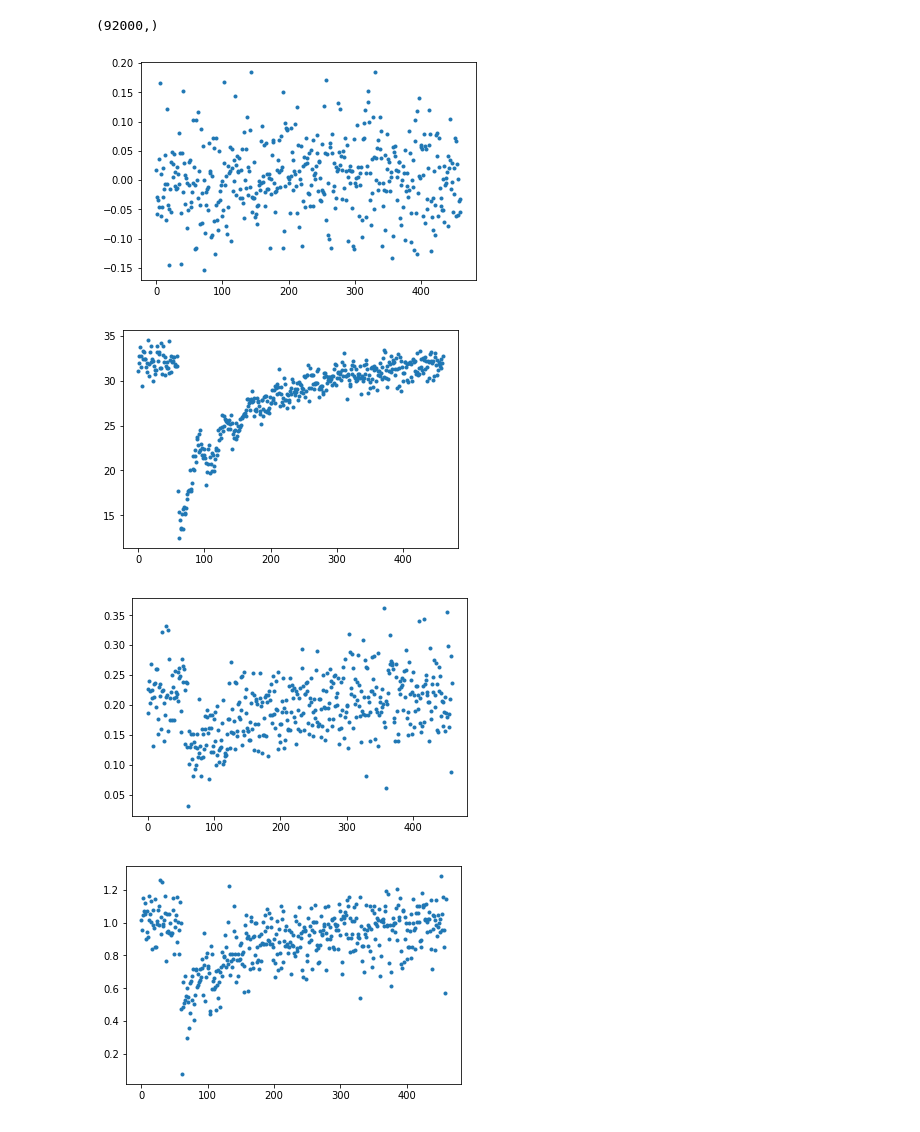
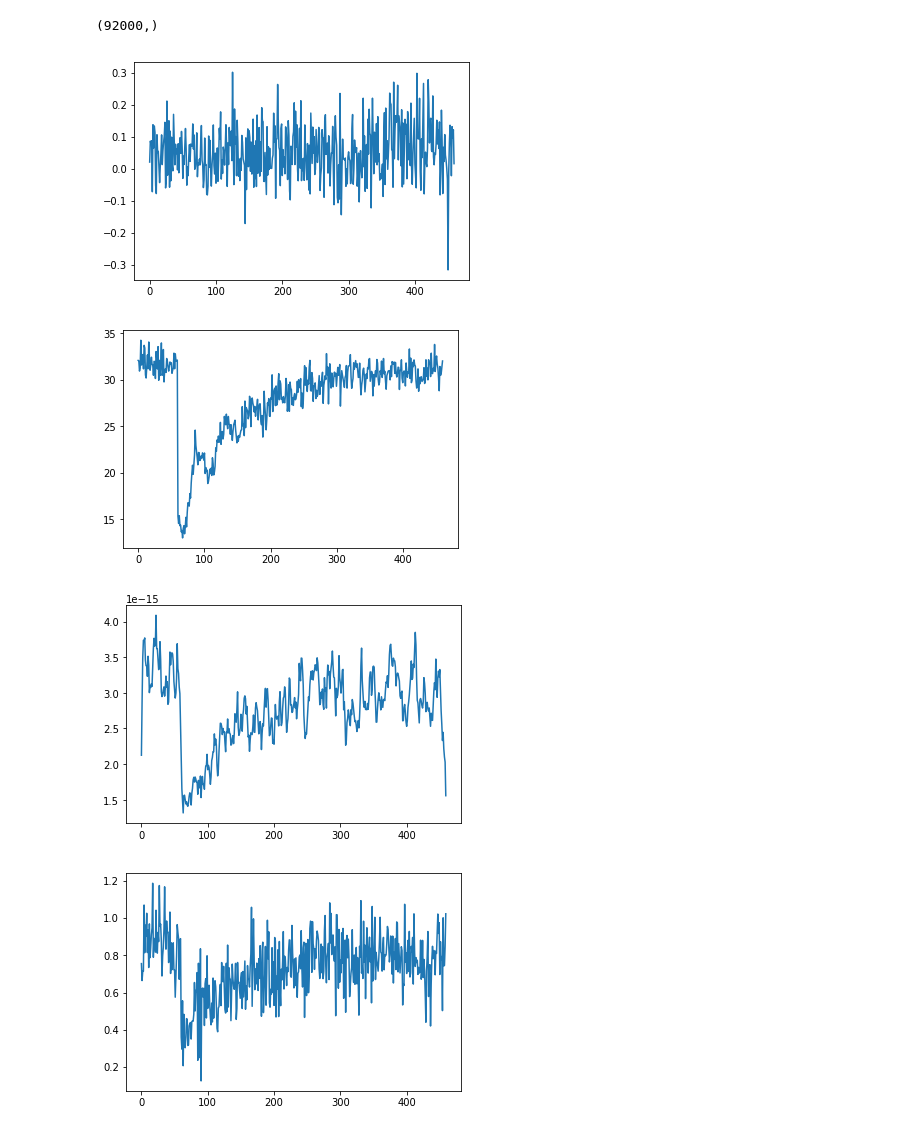
Before and after one commit to sioan/softXRayDataAndControls, a Jupyter notebook: experimentSpecificFiles/sxri0414/pump_probe_sim_matrix.ipynb, the cells around one changed output. Drawn from its saved outputs; the diff is of its cells as text; code cells hidden in the pictures.

```diff
--- a/experimentSpecificFiles/sxri0414/pump_probe_sim_matrix.ipynb
+++ b/experimentSpecificFiles/sxri0414/pump_probe_sim_matrix.ipynb
@@ -112,13 +112,35 @@ ridge_matrix = np.zeros([big_X.shape[1],big_X.shape[1]])
 #ridge_matrix           = np.zeros([1840])
 #ridge_matrix[:3]       = np.array([1,-2,1])
 #ridge_matrix           = scipy.linalg.toeplitz(ridge_matrix)[1:,:-1]
+regularization_0 = 0
+regularization_1 = 0
+regularization_2 = 1e9
+regularization_3 = 0
+for i,j in itertools.combinations_with_replacement(range(0,ridge_matrix.shape[0],4),2):
+    if(i==j):
+        ridge_matrix[i,j]=-2*regularization_0
+    elif(i==j-4 ):
+        ridge_matrix[i,j]=1*regularization_0
+
 for i,j in itertools.combinations_with_replacement(range(2,ridge_matrix.shape[0],4),2):
     if(i==j):
-        ridge_matrix[i,j]=-2
-    elif(i==j-4):
-        ridge_matrix[i,j]=1
+        ridge_matrix[i,j]=-2*regularization_2
+    elif(i==j-4 ):
+        ridge_matrix[i,j]=1*regularization_2
 
-ridge_matrix=1e-9*ridge_matrix
+for i,j in itertools.combinations_with_replacement(range(1,ridge_matrix.shape[0],4),2):
+    if(i==j):
+        ridge_matrix[i,j]=-2*regularization_1
+    elif(i==j-4 ):
+        ridge_matrix[i,j]=1*regularization_1
+
+for i,j in itertools.combinations_with_replacement(range(3,ridge_matrix.shape[0],4),2):
+    if(i==j):
+        ridge_matrix[i,j]=-2*regularization_3
+    elif(i==j-4 ):
+        ridge_matrix[i,j]=1*regularization_3
 # %%
 #my_coefs=np.dot(pseudo_inv,reordered_Y)
-my_coefs=np.dot(pseudo_inv,reordered_Y)
+my_coefs = np.dot(np.dot(np.linalg.inv(np.dot(big_X.transpose(),
+                            big_X)+np.dot(ridge_matrix.transpose(),
+                                          ridge_matrix)),big_X.transpose()),reordered_Y)
@@ -129,9 +147,9 @@ my_coefs = np.dot(np.dot(np.linalg.inv(np.dot(big_X.transpose(),
 # %%
 for i in range(4):
-    plt.plot(my_coefs[i::4],'.')
+    plt.plot(my_coefs[i::4],'-')
     plt.show()
 # %% [output]
-[figure, old version]
+[figure, new version]
-[figure, old version]
+[figure, new version]
-[figure, old version]
+[figure, new version]
-[figure, old version]
+[figure, new version]
```
Also changed, not shown: parts of 5 cells of this notebook.
